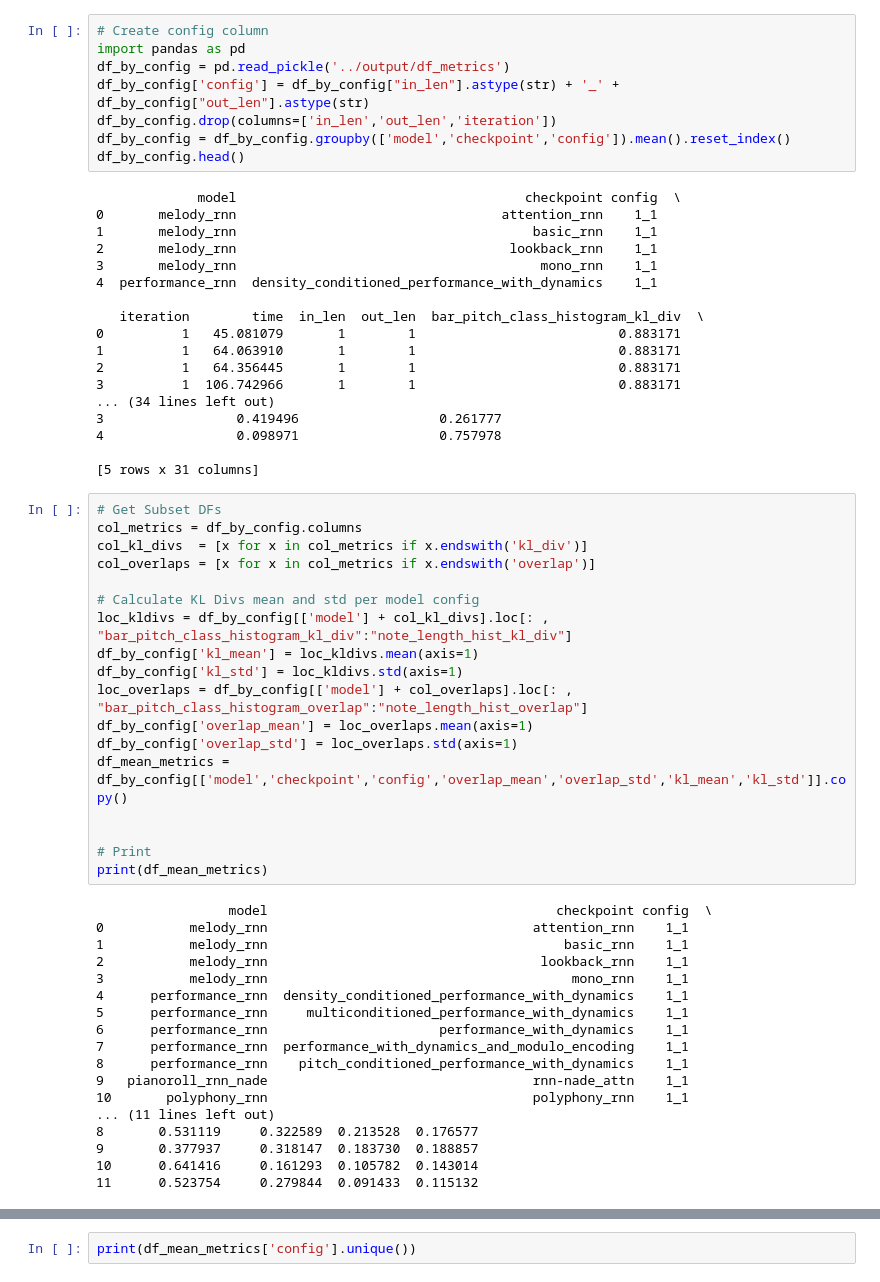
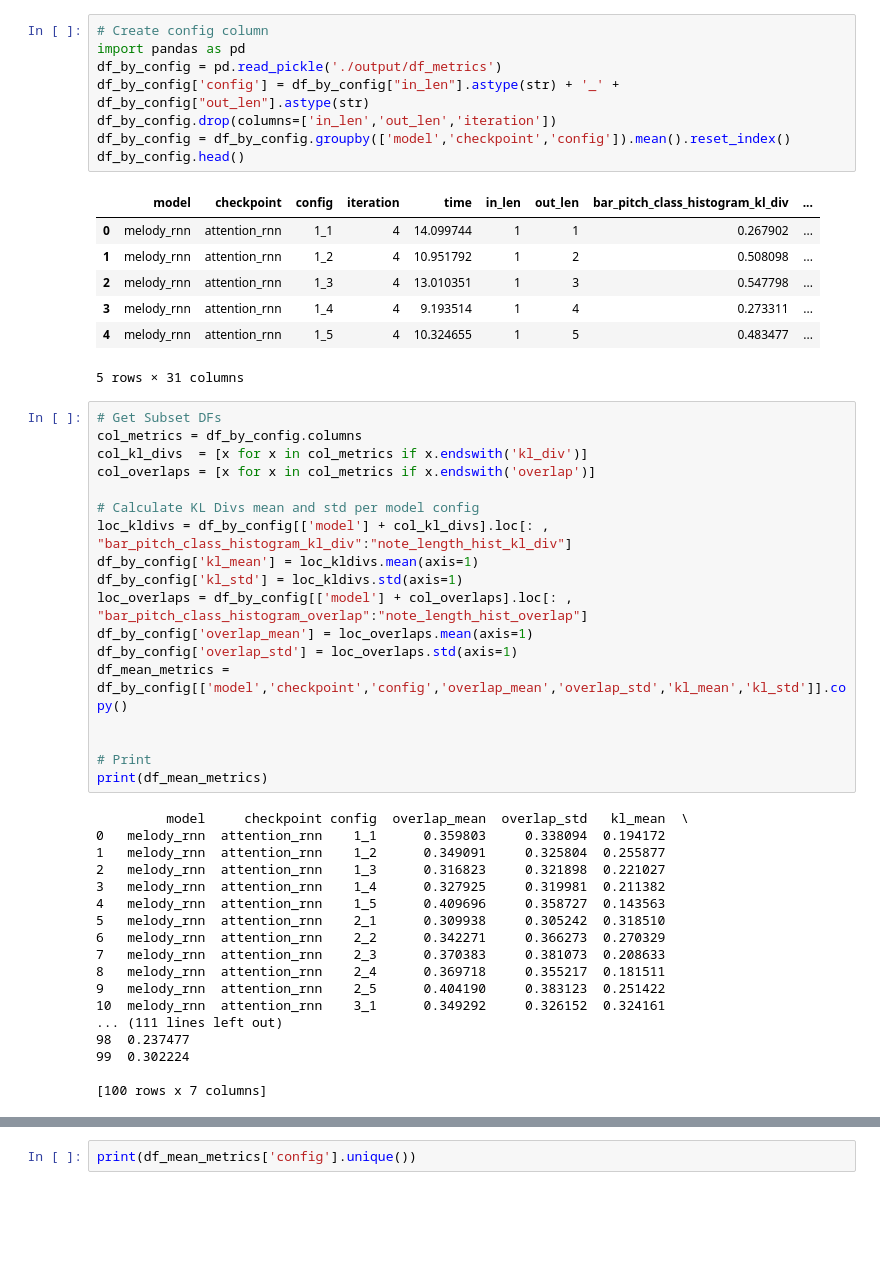
Before and after one commit to ghalestrilo/ornette, a Jupyter notebook: scripts/metrics_sketchpad.ipynb, the cells around one changed output, grey strips where cells are left out. Cells and saved outputs as stored; diff of their text form; blank space fills up the shorter version.

```diff
--- a/scripts/metrics_sketchpad.ipynb
+++ b/scripts/metrics_sketchpad.ipynb
@@ -1,29 +1,19 @@
 # %%
 # Create config column
 import pandas as pd
-df_by_config = pd.read_pickle('../output/df_metrics')
+df_by_config = pd.read_pickle('./output/df_metrics')
 df_by_config['config'] = df_by_config["in_len"].astype(str) + '_' + df_by_config["out_len"].astype(str)
 df_by_config.drop(columns=['in_len','out_len','iteration'])
 df_by_config = df_by_config.groupby(['model','checkpoint','config']).mean().reset_index()
 df_by_config.head()
 # %% [output]
+|  | model | checkpoint | config | iteration | time | in_len | out_len | bar_pitch_class_histogram_kl_div | ... |
+| 0 | melody_rnn | attention_rnn | 1_1 | 4 | 14.099744 | 1 | 1 | 0.267902 | ... |
+| 1 | melody_rnn | attention_rnn | 1_2 | 4 | 10.951792 | 1 | 2 | 0.508098 | ... |
+| 2 | melody_rnn | attention_rnn | 1_3 | 4 | 13.010351 | 1 | 3 | 0.547798 | ... |
+| 3 | melody_rnn | attention_rnn | 1_4 | 4 | 9.193514 | 1 | 4 | 0.273311 | ... |
+| 4 | melody_rnn | attention_rnn | 1_5 | 4 | 10.324655 | 1 | 5 | 0.483477 | ... |
-             model                                     checkpoint config  \
-0       melody_rnn                                  attention_rnn    1_1
-1       melody_rnn                                      basic_rnn    1_1
-2       melody_rnn                                   lookback_rnn    1_1
-3       melody_rnn                                       mono_rnn    1_1
-4  performance_rnn  density_conditioned_performance_with_dynamics    1_1
-
-   iteration        time  in_len  out_len  bar_pitch_class_histogram_kl_div  \
-0          1   45.081079       1        1                          0.883171
-1          1   64.063910       1        1                          0.883171
-2          1   64.356445       1        1                          0.883171
-3          1  106.742966       1        1                          0.883171
-... (34 lines left out)
-3                 0.419496                  0.261777
-4                 0.098971                  0.757978
-
-[5 rows x 31 columns]
+5 rows × 31 columns
 # %%
 # Get Subset DFs
 col_metrics = df_by_config.columns
@@ -43,23 +33,23 @@ df_mean_metrics = df_by_config[['model','checkpoint','config','overlap_mean','ov
 # Print
 print(df_mean_metrics)
 # %% [output]
-                 model                                     checkpoint config  \
-0           melody_rnn                                  attention_rnn    1_1
-1           melody_rnn                                      basic_rnn    1_1
-2           melody_rnn                                   lookback_rnn    1_1
-3           melody_rnn                                       mono_rnn    1_1
-4      performance_rnn  density_conditioned_performance_with_dynamics    1_1
-5      performance_rnn     multiconditioned_performance_with_dynamics    1_1
-6      performance_rnn                      performance_with_dynamics    1_1
-7      performance_rnn  performance_with_dynamics_and_modulo_encoding    1_1
-8      performance_rnn    pitch_conditioned_performance_with_dynamics    1_1
-9   pianoroll_rnn_nade                                  rnn-nade_attn    1_1
-10       polyphony_rnn                                  polyphony_rnn    1_1
-... (11 lines left out)
-8       0.531119     0.322589  0.213528  0.176577
-9       0.377937     0.318147  0.183730  0.188857
-10      0.641416     0.161293  0.105782  0.143014
-11      0.523754     0.279844  0.091433  0.115132
+         model     checkpoint config  overlap_mean  overlap_std   kl_mean  \
+0   melody_rnn  attention_rnn    1_1      0.359803     0.338094  0.194172
+1   melody_rnn  attention_rnn    1_2      0.349091     0.325804  0.255877
+2   melody_rnn  attention_rnn    1_3      0.316823     0.321898  0.221027
+3   melody_rnn  attention_rnn    1_4      0.327925     0.319981  0.211382
+4   melody_rnn  attention_rnn    1_5      0.409696     0.358727  0.143563
+5   melody_rnn  attention_rnn    2_1      0.309938     0.305242  0.318510
+6   melody_rnn  attention_rnn    2_2      0.342271     0.366273  0.270329
+7   melody_rnn  attention_rnn    2_3      0.370383     0.381073  0.208633
+8   melody_rnn  attention_rnn    2_4      0.369718     0.355217  0.181511
+9   melody_rnn  attention_rnn    2_5      0.404190     0.383123  0.251422
+10  melody_rnn  attention_rnn    3_1      0.349292     0.326152  0.324161
+... (111 lines left out)
+98  0.237477
+99  0.302224
+
+[100 rows x 7 columns]
 # %%
 import matplotlib.pyplot as plt
 import seaborn as sns
```
Also changed, not shown: parts of 3 cells of this notebook, 8 other files.
